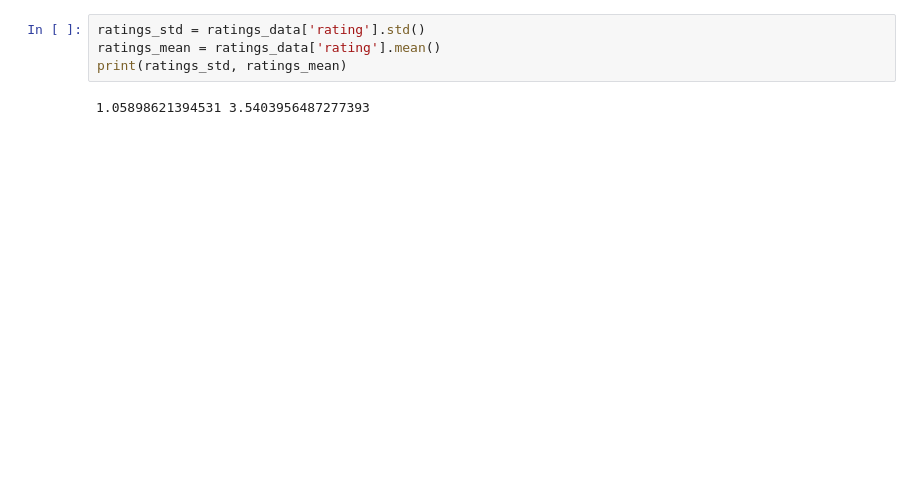
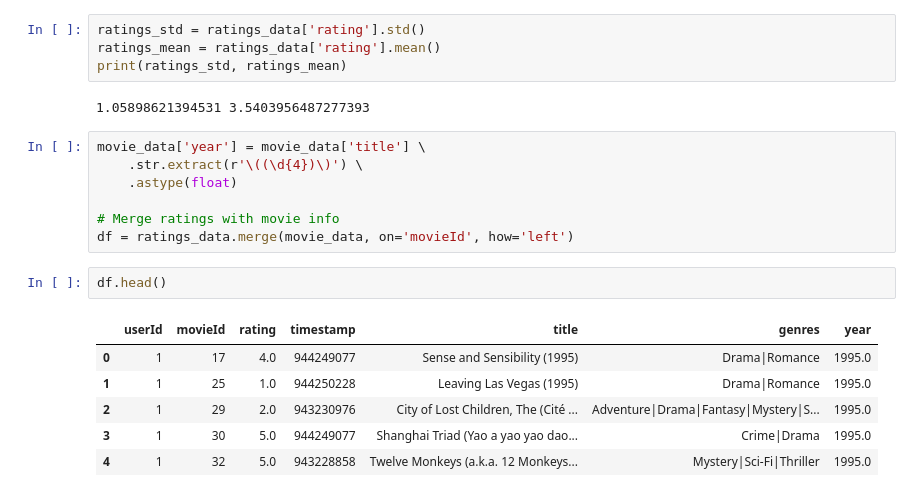
Before and after one commit to olliekm/movie-recommendation-system, a Jupyter notebook: notebooks/01_data_exploration.ipynb, the cells around one changed output. Saved outputs shown, nothing was run; the diff lists cells and outputs as text; blank space fills up the shorter version.

```diff
--- a/notebooks/01_data_exploration.ipynb
+++ b/notebooks/01_data_exploration.ipynb
@@ -118,3 +120,19 @@ ratings_mean = ratings_data['rating'].mean()
 print(ratings_std, ratings_mean)
 # %% [output]
 1.05898621394531 3.5403956487277393
+# %%
+movie_data['year'] = movie_data['title'] \
+    .str.extract(r'\((\d{4})\)') \
+    .astype(float)
+
+# Merge ratings with movie info
+df = ratings_data.merge(movie_data, on='movieId', how='left')
+# %%
+df.head()
+# %% [output]
+|  | userId | movieId | rating | timestamp | title | genres | year |
+| 0 | 1 | 17 | 4.0 | 944249077 | Sense and Sensibility (1995) | Drama|Romance | 1995.0 |
+| 1 | 1 | 25 | 1.0 | 944250228 | Leaving Las Vegas (1995) | Drama|Romance | 1995.0 |
+| 2 | 1 | 29 | 2.0 | 943230976 | City of Lost Children, The (Cité ... | Adventure|Drama|Fantasy|Mystery|S... | 1995.0 |
+| 3 | 1 | 30 | 5.0 | 944249077 | Shanghai Triad (Yao a yao yao dao... | Crime|Drama | 1995.0 |
+| 4 | 1 | 32 | 5.0 | 943228858 | Twelve Monkeys (a.k.a. 12 Monkeys... | Mystery|Sci-Fi|Thriller | 1995.0 |
```
Also changed, not shown: parts of 5 cells of this notebook.
